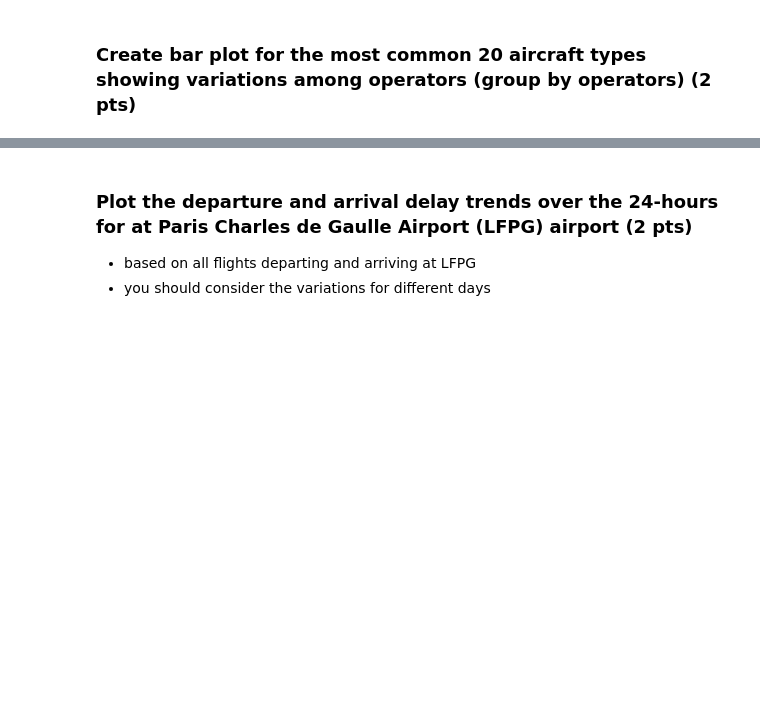
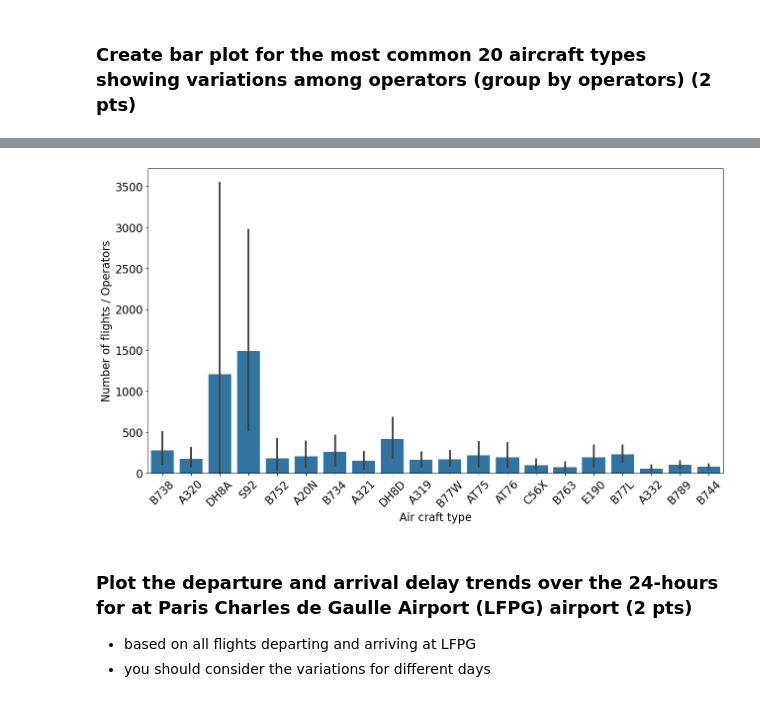
Before and after one commit to Alashmony/AI-Skills-for-Engineers-Data-Engineering-and-Data-Pipelines-UTDelftX, a Jupyter notebook: assignment_data_engineering.ipynb, the cells around one changed output, grey strips where cells are left out. Cells and saved outputs as stored; diff of their text form; code cells hidden in the pictures; blank space fills up the shorter version.

```diff
--- a/assignment_data_engineering.ipynb
+++ b/assignment_data_engineering.ipynb
@@ -351,3 +406,49 @@ import seaborn as sns
+# %%
+top_20_ac = (
+    flights.groupby(["actype"])
+    .size()
+    .sort_values(ascending=False)
+    .head(20)
+    .index.to_list()
+)
+
+
+
+# top_20_ac
+
+
+# display(top_20_ac_country)
+
+
+top_20_ac_op = (
+    flights.query("actype in @top_20_ac")
+    .groupby(["actype", "operator"])
+    .size()
+    .reset_index(name="count")
+    .sort_values(by="count", ascending=False)
+)
+# display(top_20_ac_op)
+
+
+
+fig, ax = plt.subplots(1, figsize=(15, 8))
+
+
+sns.barplot(data=top_20_ac_op, x="actype", y="count", ax=ax, color="tab:blue")
+
+
+ax.set_xlabel("Air craft type")
+
+
+ax.set_ylabel("Number of flights / Operators")
+
+
+plt.xticks(rotation=45)
+
+
+plt.show()
+# %% [output]
+[figure, added]
 # %% [markdown]
 ### Plot the departure and arrival delay trends over the 24-hours for at Paris Charles de Gaulle Airport (LFPG) airport (2 pts)
 - based on all flights departing and arriving at LFPG
```
Also changed, not shown: parts of 22 cells of this notebook.
